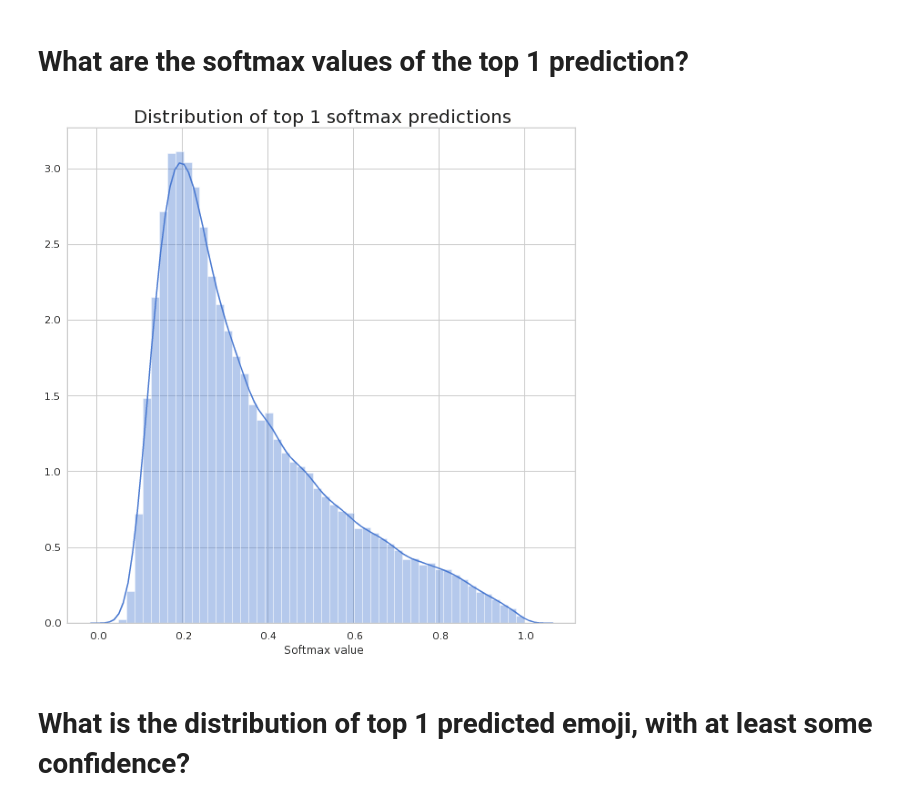
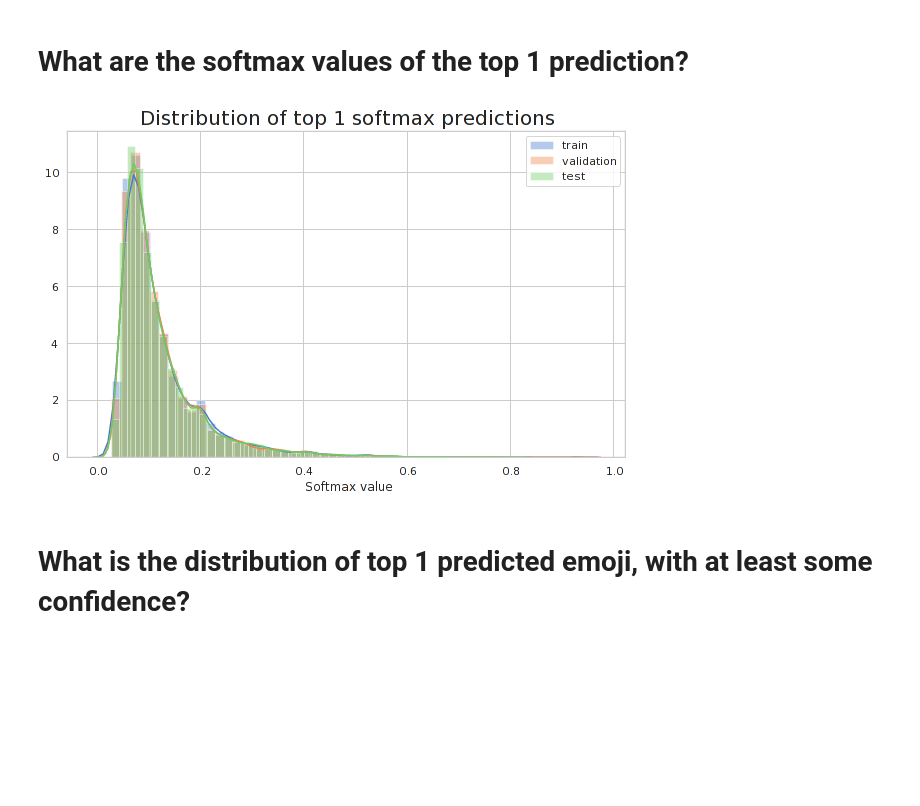
Before and after one commit to natashamjaques/A-Hierarchical-Latent-Structure-for-Variational-Conversation-Modeling, a Jupyter notebook: exploratory_analyses.ipynb, the cells around one changed output. Cells and saved outputs as stored; diff of their text form; code cells hidden in the pictures; blank space fills up the shorter version.

```diff
--- a/exploratory_analyses.ipynb
+++ b/exploratory_analyses.ipynb
@@ -62,0 +50,7 @@ Number of emojized training lines 66477
+# %%
+train_probs = pickle.load(open('datasets/cornell/train/sentences_emojis.pkl', 'rb'))
+valid_probs = pickle.load(open('datasets/cornell/valid/sentences_emojis.pkl', 'rb'))
+test_probs = pickle.load(open('datasets/cornell/test/sentences_emojis.pkl', 'rb'))
+print ('Number of emojized training sentences', len(train_probs))
+print ('Number of emojized validation sentences', len(valid_probs))
+print ('Number of emojized test sentences', len(test_probs))
@@ -101,19 +112,25 @@ plot_emoji_dist(np.asarray(train_probs))
 # %%
 # Plot top 1 emoji distribution
 # Input:
-# probs - an array of X*64
-def plot_top1_softmax_hist(probs):
-    plt.figure(figsize=(10,10))
-    sns.distplot(np.max(probs, axis=1))
+# inp_dict: a dictionary of name (title to be used on the image) and probs (an array of X*64)
+
+def plot_top1_softmax_hists(inp_dict):
+    plt.figure(figsize=(10,6))
+    for key in inp_dict.keys():
+        plot_top1_softmax_hist(key, np.asarray(inp_dict[key]))
+    plt.legend()
+    plt.savefig('probs_distribution.png')
+    plt.show()
+
+def plot_top1_softmax_hist(name, probs):
+    sns.distplot(np.max(probs, axis=1), label=name)
     plt.title('Distribution of top 1 softmax predictions', fontsize=20)
     plt.xlabel('Softmax value')
 
-#     plt.savefig('emoji_pobs.png')
-    plt.show()
-
-plot_top1_softmax_hist(np.asarray(train_probs))
+inp_dict = {'train': train_probs, 'validation': valid_probs, 'test': test_probs}
+plot_top1_softmax_hists(inp_dict)
 # %% [output]
-[figure, old version]
+[figure, new version]
 # %% [markdown]
 # What is the distribution of top 1 predicted emoji, with at least some confidence?
 # %%
```
Also changed, not shown: parts of 13 cells of this notebook, 1 other file.
